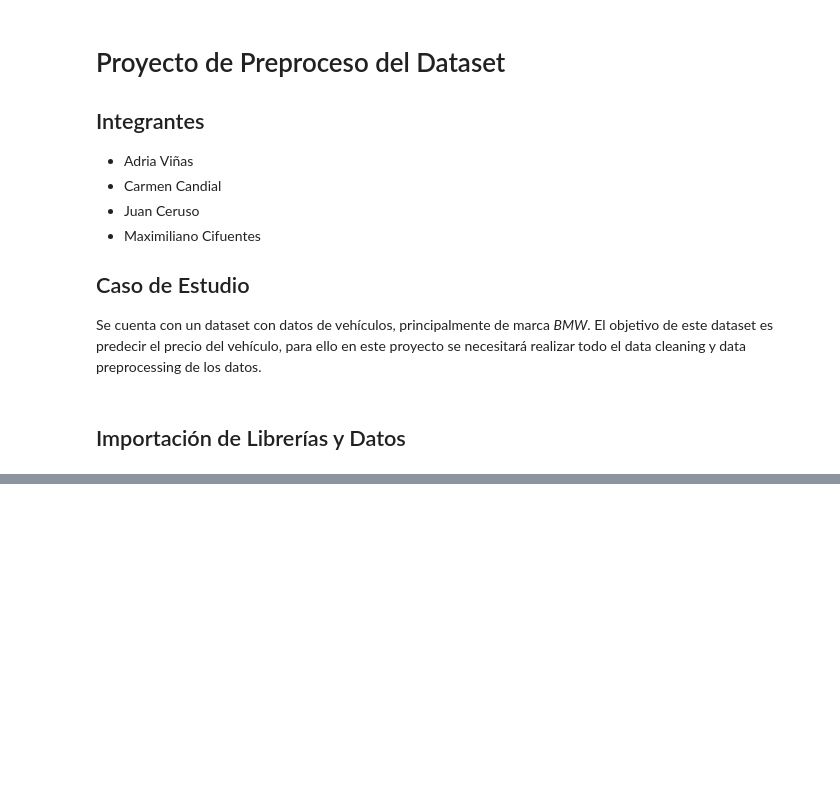
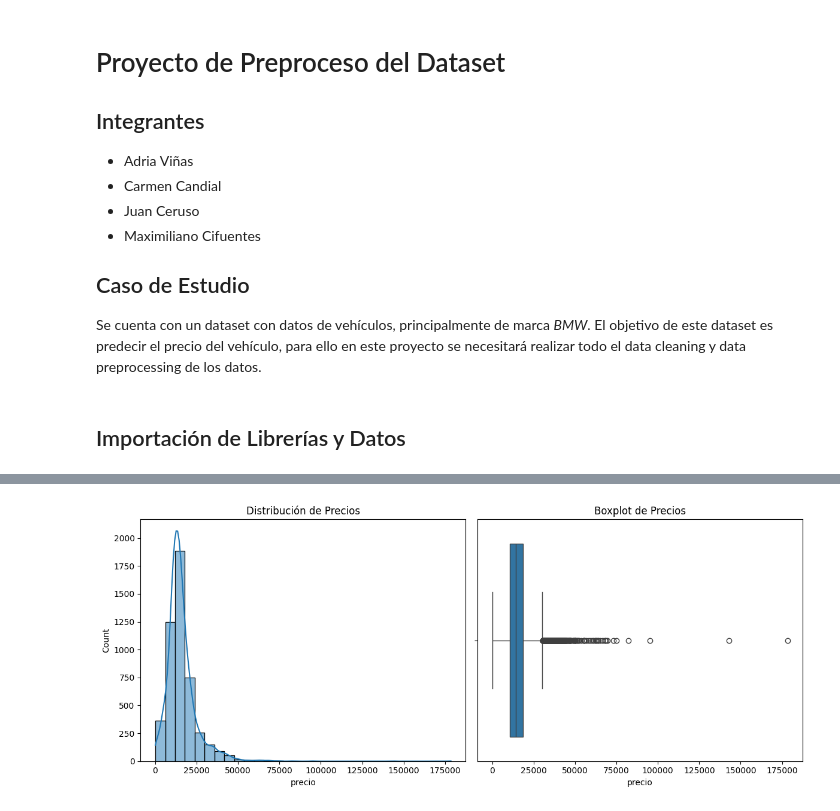
Before and after one commit to JuanCeruso/DataPreparation, a Jupyter notebook: DataPreparation.ipynb, the cells around one changed output, grey strips where cells are left out. Cells and saved outputs as stored; diff of their text form; code cells hidden in the pictures; blank space fills up the shorter version.

```diff
--- a/DataPreparation.ipynb
+++ b/DataPreparation.ipynb
@@ -33,0 +165,19 @@ df_cars.head()
+# %%
+# Eliminamos las filas nulas de la columna "precio" y analizamos nuevamente la información general del Dataset
+df_cars = df_cars.dropna(subset=["precio"])
+
+df_null_info = []
+for column in df_cars.columns:
+    unique_values = df_cars[column].nunique()
+    null_values = df_cars[column].isnull().sum()
+    null_values_perc = round(df_cars[column].isnull().mean() * 100 , 2)
+    df_null_info.append({
+        "Columna": column,
+        "Valores Únicos": unique_values,
+        "Valores Nulos": null_values,
+        "Porcentaje Nulos": null_values_perc
+    })
+
+df_null_info = pd.DataFrame(df_null_info)
+df_null_info = df_null_info.sort_values("Porcentaje Nulos", ascending=False)
+pretty_table(df_null_info)
@@ -33,0 +202,13 @@ df_cars.head()
+# %%
+# Graficamos la distribución de la variable "precio" utilizando un histograma y un boxplot para identificar posibles valores atípicos.
+plt.figure(figsize=(12, 5))
+plt.subplot(1, 2, 1)
+sns.histplot(df_cars["precio"], bins=30, kde=True)
+plt.title("Distribución de Precios")
+plt.subplot(1, 2, 2)
+sns.boxplot(x=df_cars["precio"])
+plt.title("Boxplot de Precios")
+plt.tight_layout()
+plt.show()
+# %% [output]
+[figure, added]
```
Also changed, not shown: parts of 24 cells of this notebook, 1 other file.
